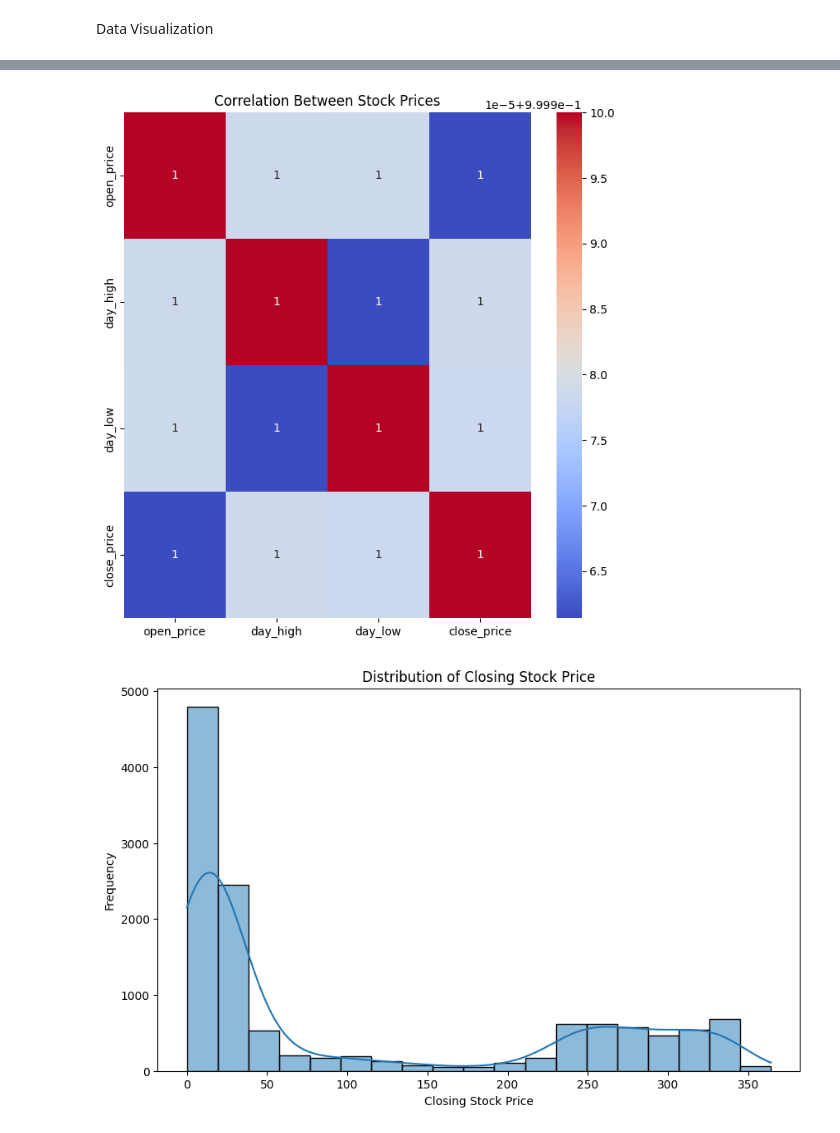
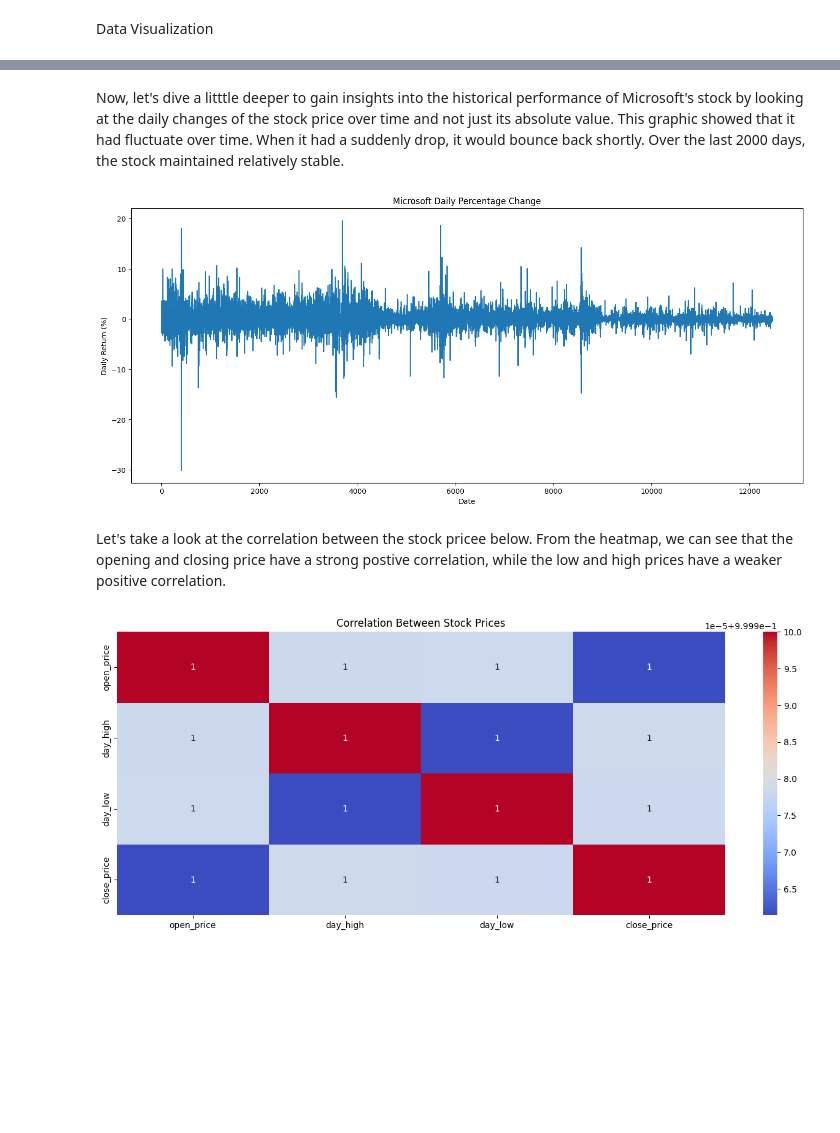
Before and after one commit to zhiyiyi/stock-price-predition, a Jupyter notebook: src/etl/EDA.ipynb, the cells around one changed output, grey strips where cells are left out. Drawn from its saved outputs; the diff is of its cells as text; code cells hidden in the pictures; blank space fills up the shorter version.

```diff
--- a/src/etl/EDA.ipynb
+++ b/src/etl/EDA.ipynb
@@ -168,20 +174,30 @@ plt.show()
+# %% [markdown]
+Now, let's dive a litttle deeper to gain insights into the historical performance of Microsoft's stock by looking at the daily changes of the stock price over time and not just its absolute value. This graphic showed that it had fluctuate over time. When it had a suddenly drop, it would bounce back shortly. Over the last 2000 days, the stock maintained relatively stable.
+# %%
+#use pct_change to find the percent change for each day.
+
+daily_returns = df['close_price'].pct_change()*100
+
+plt.figure(figsize =(17,7))
+
+#plot the daily return percentage
+plt.plot(daily_returns.index, daily_returns.values)
+plt.title('Microsoft Daily Percentage Change')
+plt.xlabel('Date')
+plt.ylabel('Daily Return (%)')
+plt.show()
+# %% [output]
+[figure, added]
+# %% [markdown]
+Let's take a look at the correlation between the stock pricee below. From the heatmap, we can see that the opening and closing price have a strong postive correlation, while the low and high prices have a weaker positive correlation.
 # %%
 #create a heatmap of the correlation between stock prices
 
 corr = df[['open_price','day_high','day_low','close_price']].corr()
-plt.figure(figsize=(8,8))
+plt.figure(figsize=(16,6))
 sns.heatmap(corr, annot=True, cmap='coolwarm')
 plt.title('Correlation Between Stock Prices')
 plt.show()
 #it shows the opening and closing prices have a strong positive correlation, while the low and high prices have a weaker positive correlation.
 # %% [output]
-[figure, old version]
+[figure, new version]
-# %%
-plt.figure(figsize = (10,6))
-sns.histplot(df['close_price'],kde=True)
-plt.title('Distribution of Closing Stock Price')
-plt.xlabel('Closing Stock Price')
-plt.ylabel('Frequency')
-plt.show()
-# %% [output]
-[figure, removed]
```
Also changed, not shown: parts of 14 cells of this notebook, 1 other file.
